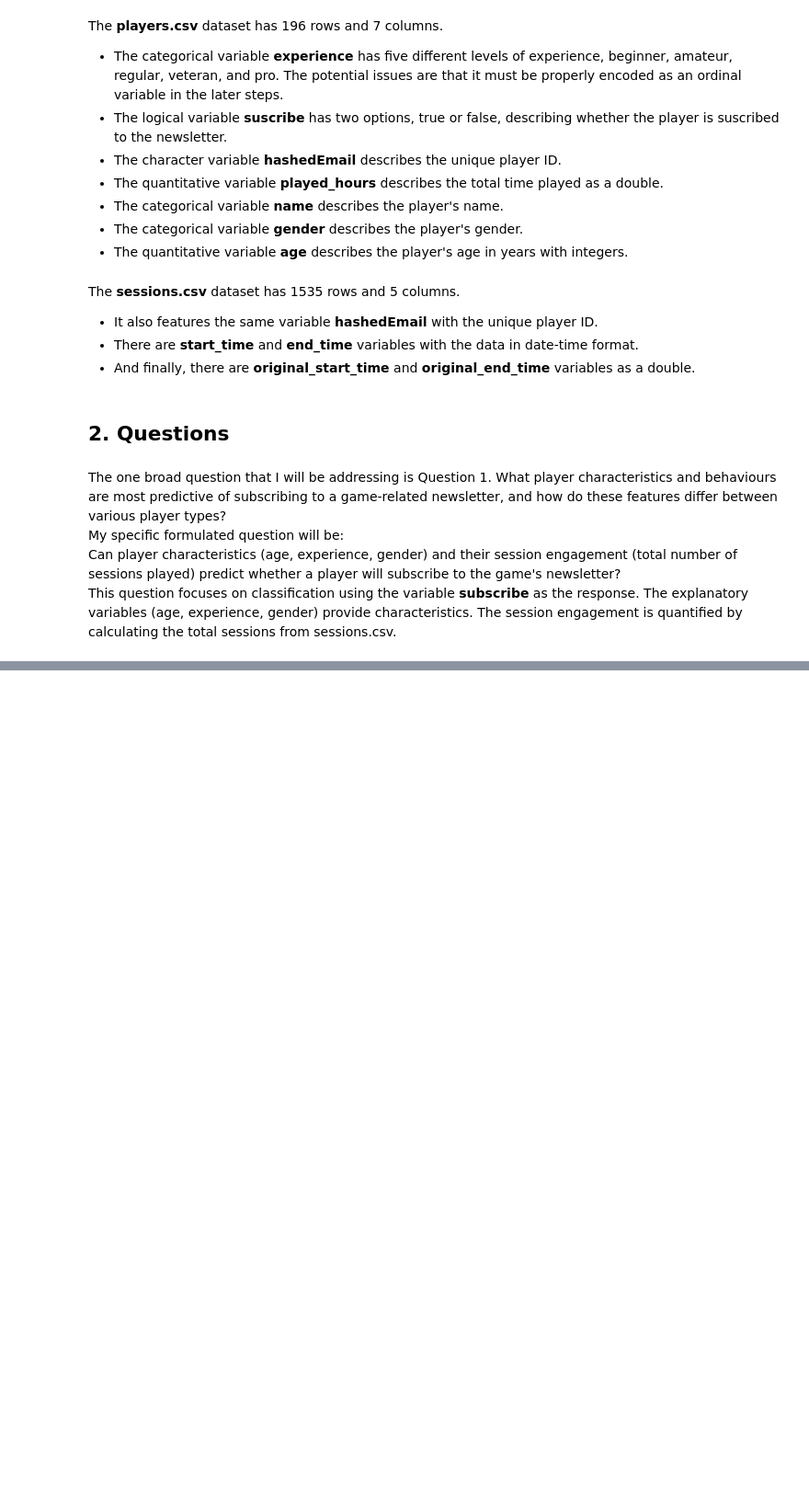
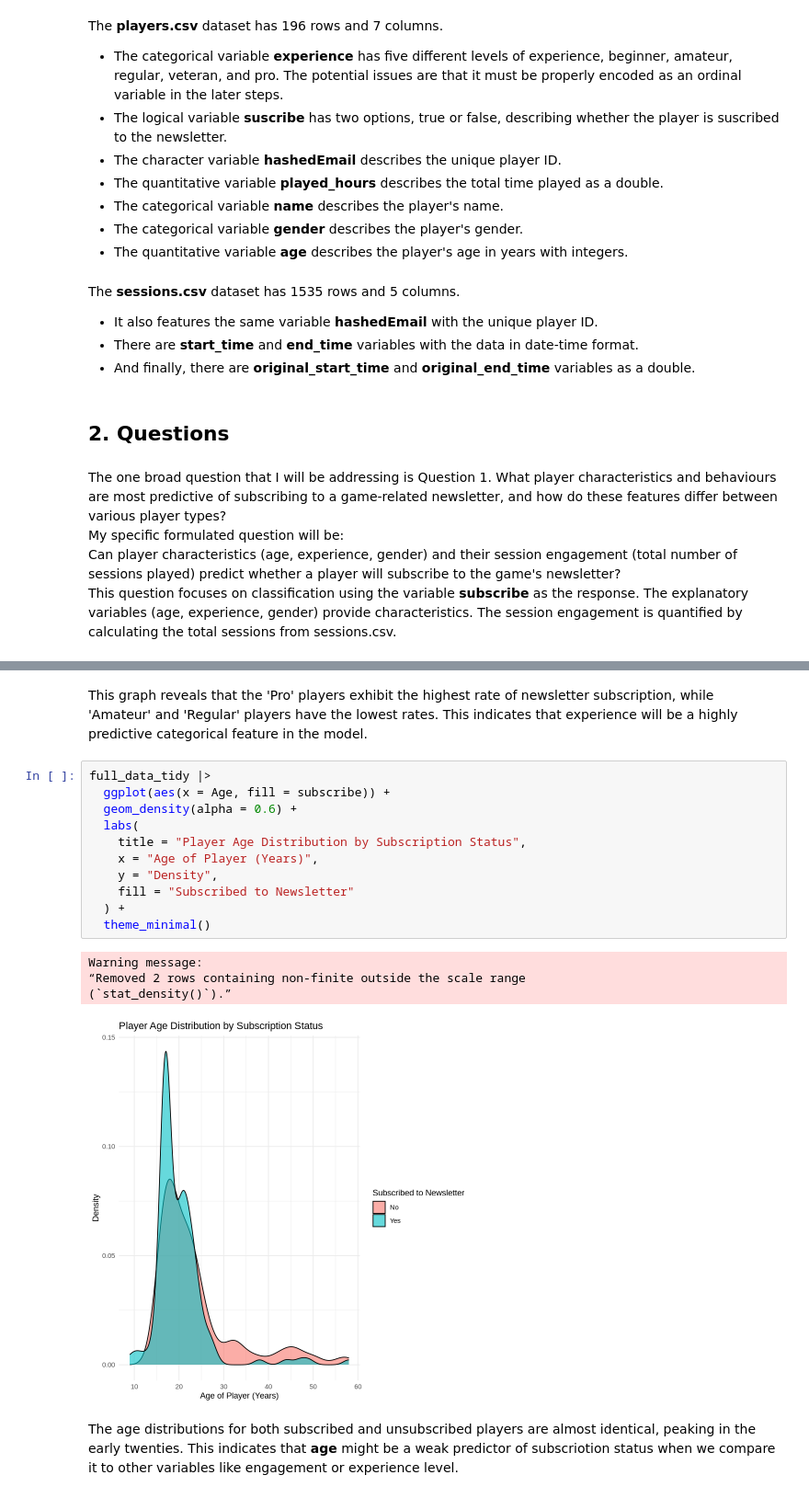
Before and after one commit to EdricMei/DSCI-100-Individual-Project, a Jupyter notebook: tidy.ipynb, the cells around one changed output, grey strips where cells are left out. Shown at 92% size. Drawn from its saved outputs; the diff is of its cells as text; blank space fills up the shorter version.

```diff
--- a/tidy.ipynb
+++ b/tidy.ipynb
@@ -27,0 +75,22 @@ I will wrangle the data by creating a single, tidy dataset where each row repres
+# %% [markdown]
+This graph reveals that the 'Pro' players exhibit the highest rate of newsletter subscription, while 'Amateur' and 'Regular' players have the lowest rates. This indicates that experience will be a highly predictive categorical feature in the model.
+# %%
+full_data_tidy |>
+  ggplot(aes(x = Age, fill = subscribe)) +
+  geom_density(alpha = 0.6) +
+  labs(
+    title = "Player Age Distribution by Subscription Status",
+    x = "Age of Player (Years)",
+    y = "Density",
+    fill = "Subscribed to Newsletter"
+  ) +
+  theme_minimal()
+# %% [output]
+Warning message:
+“Removed 2 rows containing non-finite outside the scale range
+(`stat_density()`).”
+[figure, added]
+# %% [markdown]
+The age distributions for both subscribed and unsubscribed players are almost identical, peaking in the early twenties.
+This indicates that **age** might be a weak predictor of subscriotion status when we compare it to other variables like
+engagement or experience level.
```
Also changed, not shown: parts of 5 cells of this notebook.
